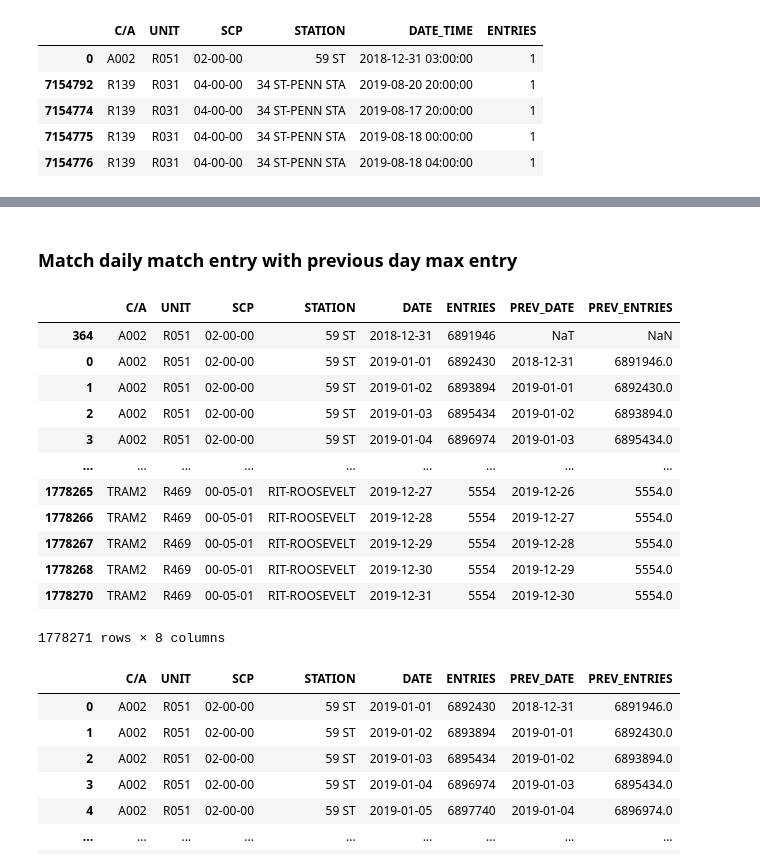
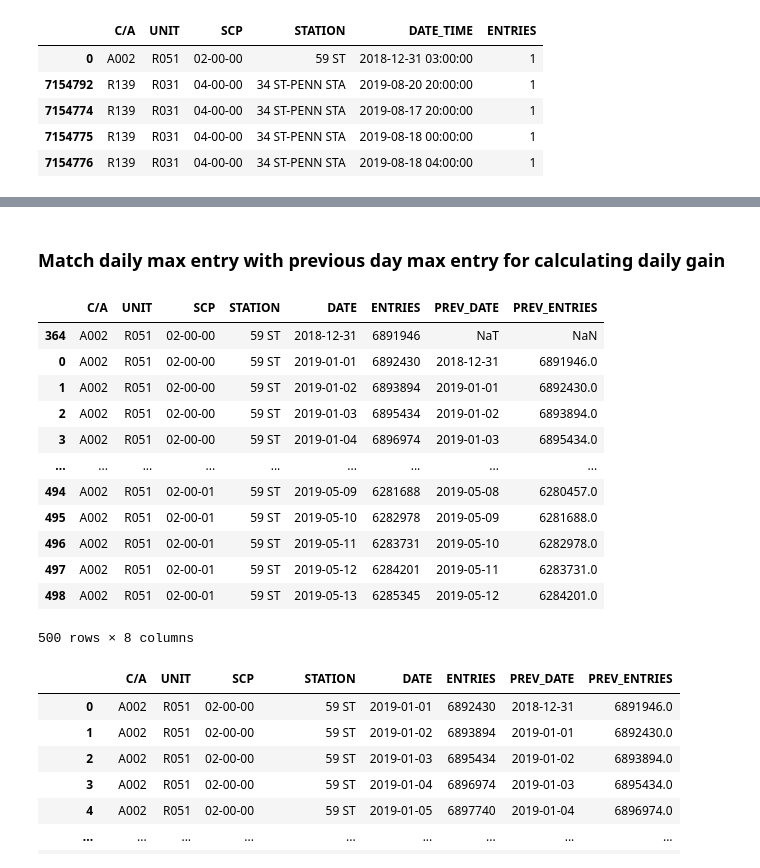
Before and after one commit to JoshJingtianWang/NYC-MTA-EDA, a Jupyter notebook: MVP/MVP.ipynb, the cells around one changed output, grey strips where cells are left out. Drawn from its saved outputs; the diff is of its cells as text; code cells hidden in the pictures.

```diff
--- a/MVP/MVP.ipynb
+++ b/MVP/MVP.ipynb
@@ -7,7 +7,7 @@
 # %%
 import pandas as pd
 # %%
-mta_data=pd.read_csv('mta_data.csv')
+mta_data=pd.read_csv('mta_data_2019.csv')
 # %%
 mta_data.shape
 # %% [output]
@@ -140,7 +142,7 @@ mta_data.tail()
 | 11293599 | A002 | R051 | 02-00-00 | 59 ST | NQR456W | BMT | 12/31/2018 | 07:00:00 | 6890942 | 2018-12-31 07:00:00 | 12 |
 | 11293598 | A002 | R051 | 02-00-00 | 59 ST | NQR456W | BMT | 12/31/2018 | 03:00:00 | 6890934 | 2018-12-31 03:00:00 | 12 |
 # %% [markdown]
-### Match daily match entry with previous day max entry
+### Match daily max entry with previous day max entry for calculating daily gain
 # %%
 #get daily maximum entries at each turnstile
 #groupby automatically sorts grouped columns in ascending order
@@ -154,23 +156,23 @@ mta_data_daily['DATE'] = pd.to_datetime(mta_data_daily['DATE'])
 mta_data_daily=mta_data_daily.sort_values(["C/A", "UNIT", "SCP", "STATION", "DATE"], ascending=True)
 # %%
 #finding daily gain in entries
-mta_data_daily[["PREV_DATE", "PREV_ENTRIES"]] = (mta_data.groupby(["C/A", "UNIT", "SCP", "STATION"])["DATE", "ENTRIES"].apply(lambda grp: grp.shift(1)))
+mta_data_daily[["PREV_DATE", "PREV_ENTRIES"]] = (mta_data_daily.groupby(["C/A", "UNIT", "SCP", "STATION"])["DATE", "ENTRIES"].apply(lambda grp: grp.shift(1)))
 # %%
-mta_data_daily
+mta_data_daily.head(500)
 # %% [output]
 |  | C/A | UNIT | SCP | STATION | DATE | ENTRIES | PREV_DATE | PREV_ENTRIES |
 | 364 | A002 | R051 | 02-00-00 | 59 ST | 2018-12-31 | 6891946 | NaT | NaN |
 | 0 | A002 | R051 | 02-00-00 | 59 ST | 2019-01-01 | 6892430 | 2018-12-31 | 6891946.0 |
 | 1 | A002 | R051 | 02-00-00 | 59 ST | 2019-01-02 | 6893894 | 2019-01-01 | 6892430.0 |
 | 2 | A002 | R051 | 02-00-00 | 59 ST | 2019-01-03 | 6895434 | 2019-01-02 | 6893894.0 |
 | 3 | A002 | R051 | 02-00-00 | 59 ST | 2019-01-04 | 6896974 | 2019-01-03 | 6895434.0 |
 | ... | ... | ... | ... | ... | ... | ... | ... | ... |
-| 1778265 | TRAM2 | R469 | 00-05-01 | RIT-ROOSEVELT | 2019-12-27 | 5554 | 2019-12-26 | 5554.0 |
-| 1778266 | TRAM2 | R469 | 00-05-01 | RIT-ROOSEVELT | 2019-12-28 | 5554 | 2019-12-27 | 5554.0 |
-| 1778267 | TRAM2 | R469 | 00-05-01 | RIT-ROOSEVELT | 2019-12-29 | 5554 | 2019-12-28 | 5554.0 |
-| 1778268 | TRAM2 | R469 | 00-05-01 | RIT-ROOSEVELT | 2019-12-30 | 5554 | 2019-12-29 | 5554.0 |
-| 1778270 | TRAM2 | R469 | 00-05-01 | RIT-ROOSEVELT | 2019-12-31 | 5554 | 2019-12-30 | 5554.0 |
+| 494 | A002 | R051 | 02-00-01 | 59 ST | 2019-05-09 | 6281688 | 2019-05-08 | 6280457.0 |
+| 495 | A002 | R051 | 02-00-01 | 59 ST | 2019-05-10 | 6282978 | 2019-05-09 | 6281688.0 |
+| 496 | A002 | R051 | 02-00-01 | 59 ST | 2019-05-11 | 6283731 | 2019-05-10 | 6282978.0 |
+| 497 | A002 | R051 | 02-00-01 | 59 ST | 2019-05-12 | 6284201 | 2019-05-11 | 6283731.0 |
+| 498 | A002 | R051 | 02-00-01 | 59 ST | 2019-05-13 | 6285345 | 2019-05-12 | 6284201.0 |
-1778271 rows × 8 columns
+500 rows × 8 columns
 # %%
 # Drop the rows for the earliest date in the df
 mta_data_daily.dropna(subset=["PREV_DATE"], axis=0, inplace=True)
```
Also changed, not shown: parts of 10 cells of this notebook, 35 other files.
